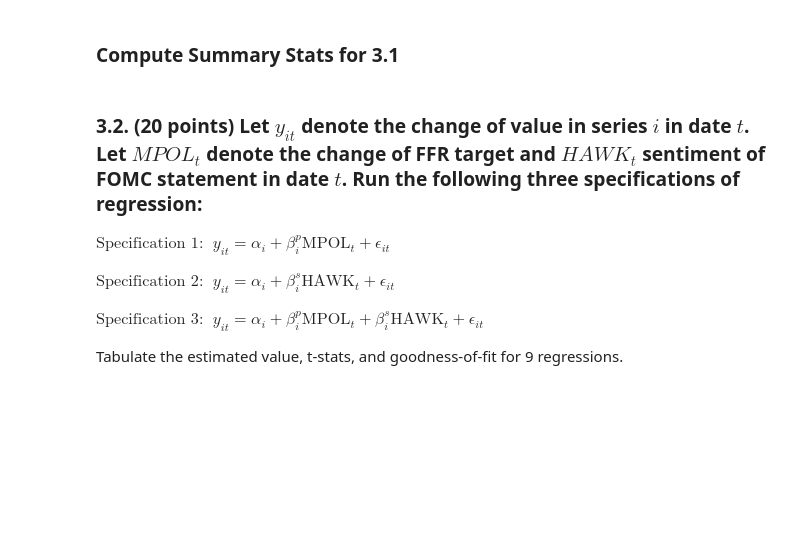
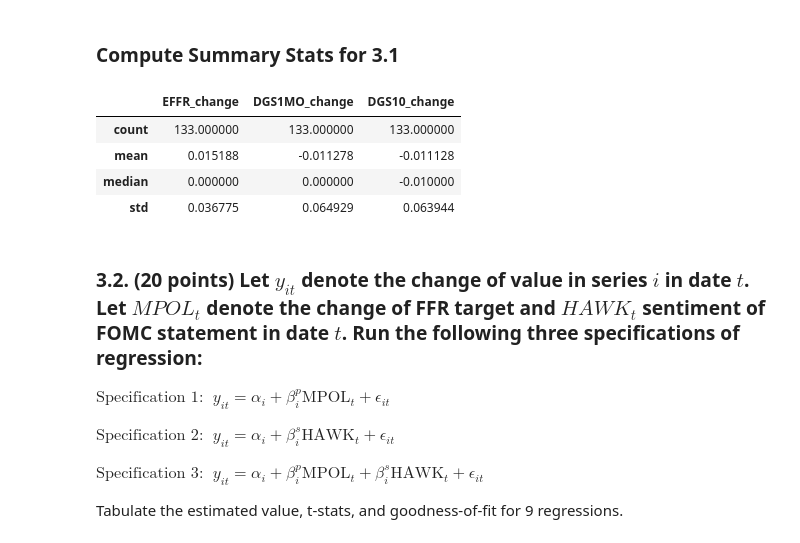
Before and after one commit to AntonioPineda29/Topics_Economics, a Jupyter notebook: 02_FOMC_statements_v4.ipynb, the cells around one changed output. Cells and saved outputs as stored; diff of their text form; code cells hidden in the pictures; blank space fills up the shorter version.

Commit message:
Section 3.1 with summary stats

```diff
--- a/02_FOMC_statements_v4.ipynb
+++ b/02_FOMC_statements_v4.ipynb
@@ -783,7 +783,7 @@ We are going to treat the changes in the FFR targets and the calculated sentimen
 # %%
 series_ids = ['EFFR', 'DGS1MO', 'DGS10']
 fred_multi_series_df = fetch_multiple_fred_data(series_ids)
-fred_multi_series_df = multi_series_df[multi_series_df['Date'] >= '2000']
+fred_multi_series_df = fred_multi_series_df[fred_multi_series_df['Date'] >= '2000']
 fred_multi_series_df = fred_multi_series_df.reset_index(drop = True)
 fred_multi_series_df = fred_multi_series_df.dropna().reset_index(drop = True)
 # %%
@@ -826,6 +826,15 @@ Number of FOMC announcement dates: 170
 | 4 | 2002-01-16 | -0.060000 | -0.020000 | 0.000000 |
 # %% [markdown]
 ### Compute Summary Stats for 3.1
+# %%
+summary_stats = fomc_changes_df[['EFFR_change', 'DGS1MO_change', 'DGS10_change']].agg(['count', 'mean', 'median', 'std'])
+summary_stats
+# %% [output]
+|  | EFFR_change | DGS1MO_change | DGS10_change |
+| count | 133.000000 | 133.000000 | 133.000000 |
+| mean | 0.015188 | -0.011278 | -0.011128 |
+| median | 0.000000 | 0.000000 | -0.010000 |
+| std | 0.036775 | 0.064929 | 0.063944 |
 # %% [markdown]
 ### 3.2. (20 points) Let $y_{it}$ denote the change of value in series $i$ in date $t$. Let $MPOL_t$ denote the change of FFR target and $HAWK_t$ sentiment of FOMC statement in date $t$. Run the following three specifications of regression:
 
```
Also changed, not shown: parts of 2 cells of this notebook.
